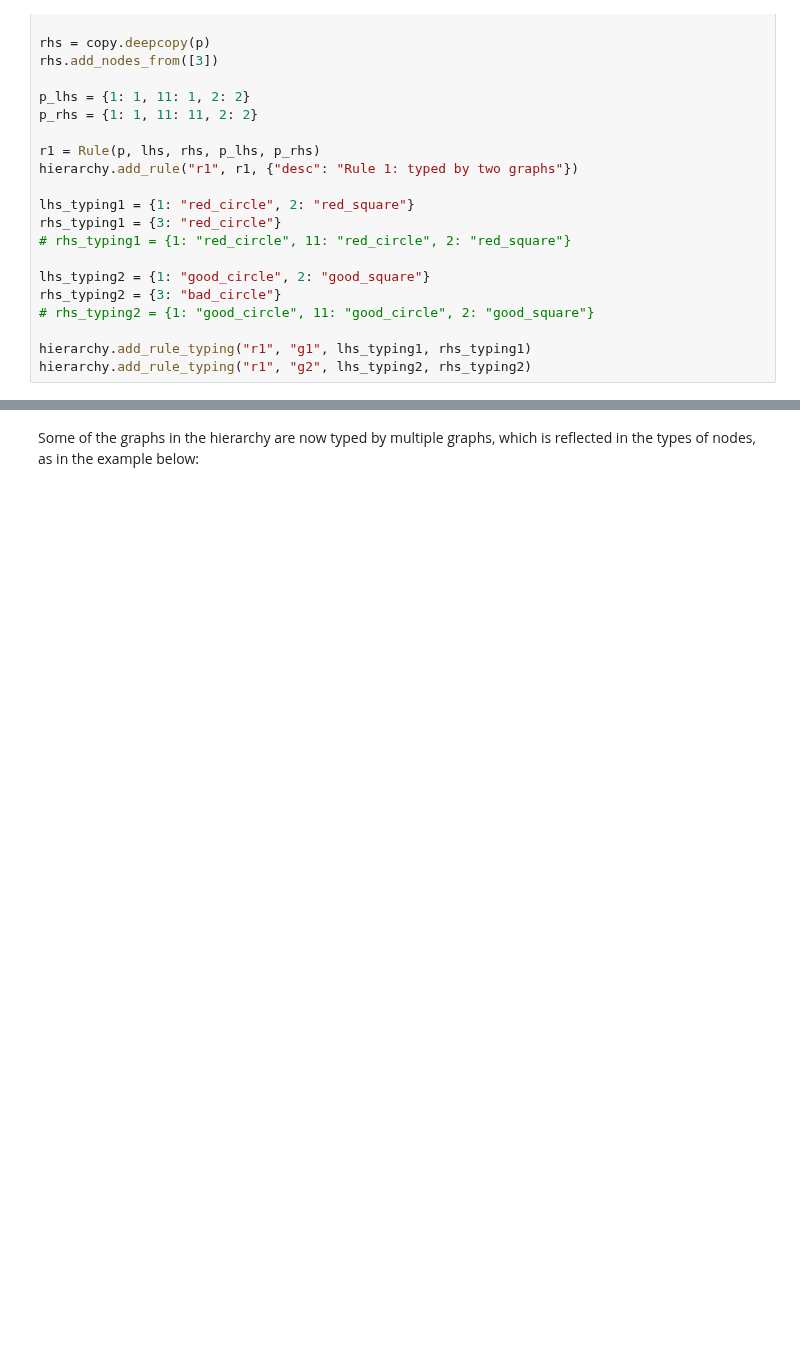
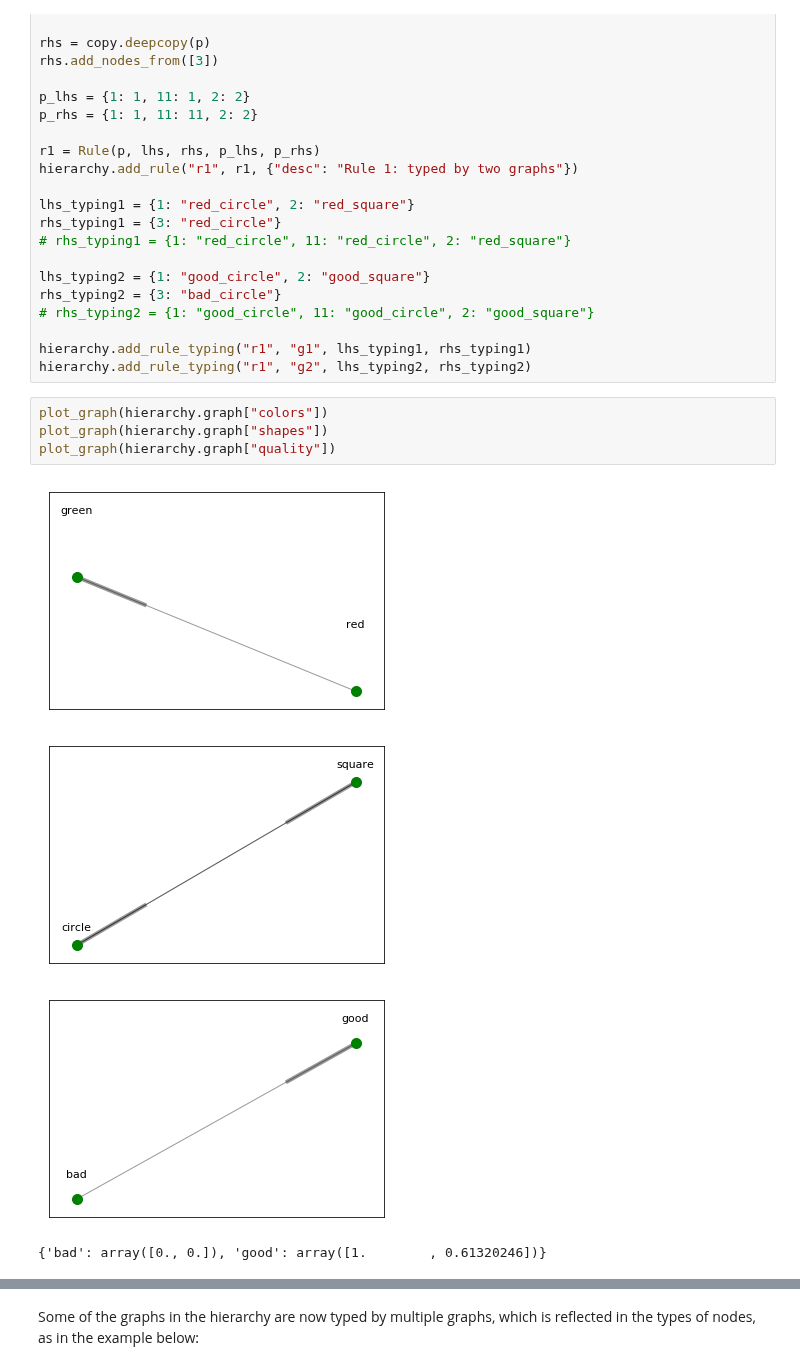
Before and after one commit to Kappa-Dev/ReGraph, a Jupyter notebook: examples/ReGraph_demo.ipynb, the cells around one changed output, grey strips where cells are left out. Drawn from its saved outputs; the diff is of its cells as text; blank space fills up the shorter version.

```diff
--- a/examples/ReGraph_demo.ipynb
+++ b/examples/ReGraph_demo.ipynb
@@ -607,3 +607,12 @@ rhs_typing2 = {3: "bad_circle"}
 
 hierarchy.add_rule_typing("r1", "g1", lhs_typing1, rhs_typing1)
 hierarchy.add_rule_typing("r1", "g2", lhs_typing2, rhs_typing2)
+# %%
+plot_graph(hierarchy.graph["colors"])
+plot_graph(hierarchy.graph["shapes"])
+plot_graph(hierarchy.graph["quality"])
+# %% [output]
+[figure, added]
+[figure, added]
+[figure, added]
+{'bad': array([0., 0.]), 'good': array([1.        , 0.61320246])}
```
Also changed, not shown: parts of 19 cells of this notebook, 5 other files.
